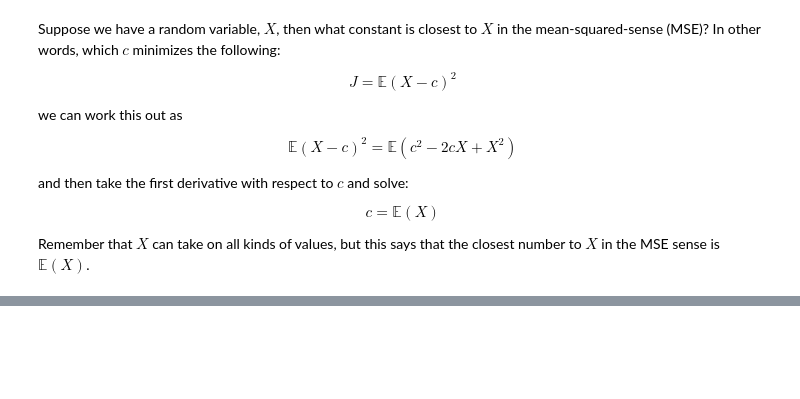
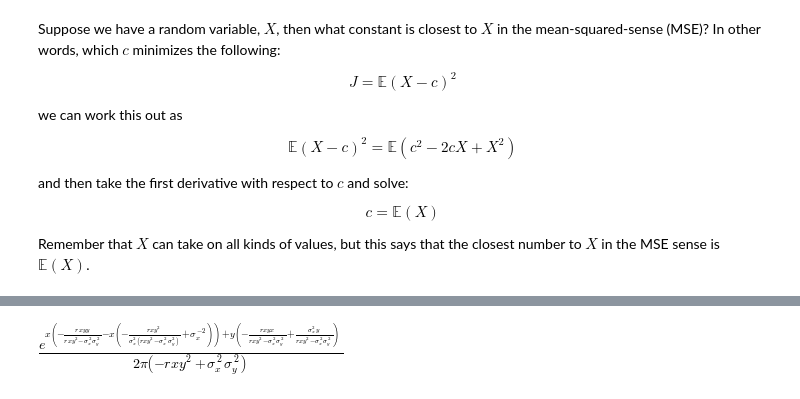
Before and after one commit to unpingco/Python-for-Signal-Processing, a Jupyter notebook: Conditional_Expectation_Projection.ipynb, the cells around one changed output, grey strips where cells are left out. Drawn from its saved outputs; the diff is of its cells as text; code cells hidden in the pictures; blank space fills up the shorter version.

```diff
--- a/Conditional_Expectation_Projection.ipynb
+++ b/Conditional_Expectation_Projection.ipynb
@@ -49,3 +101,17 @@ $$ \mathbb{E}(X-  \mathbb{E}(X|Y))^2 = \mathbb{E}(X)^2 - \mathbb{E}(\mathbb{E}(X
+# %%
+from sympy import Matrix, Symbol, exp, pi, simplify, integrate
+from sympy import stats
+
+sigma_x = Symbol('sigma_x',positive=True)
+sigma_y = Symbol('sigma_y',positive=True)
+sigma_xy = Symbol('sigma_xy',real=True)
+fyy = stats.density(stats.Normal('y',0,sigma_y))(y)
+
+R = Matrix([[sigma_x**2, sigma_xy],
+            [sigma_xy,sigma_y**2]])
+fxy = 1/(2*pi)/sqrt(R.det()) * exp((-Matrix([[x,y]])*R.inv()* Matrix([[x],[y]]))[0,0] )
+
+fcond = simplify(fxy/fyy)
 # %% [markdown]
 Proof that $\mathbb{E}(x|y)$ is Minimum MSE solution
 
@@ -131,0 +153,4 @@ It's called an operator because it takes a vector and produces another vector.
+# %%
+fxy
+# %% [output]
+[figure, added]
```
Also changed, not shown: parts of 28 cells of this notebook.
